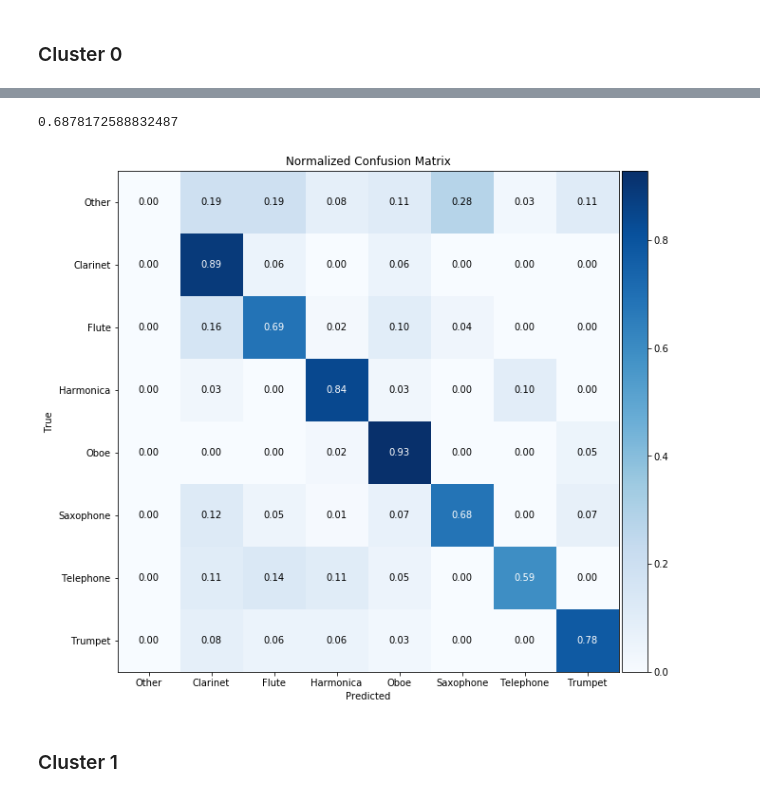
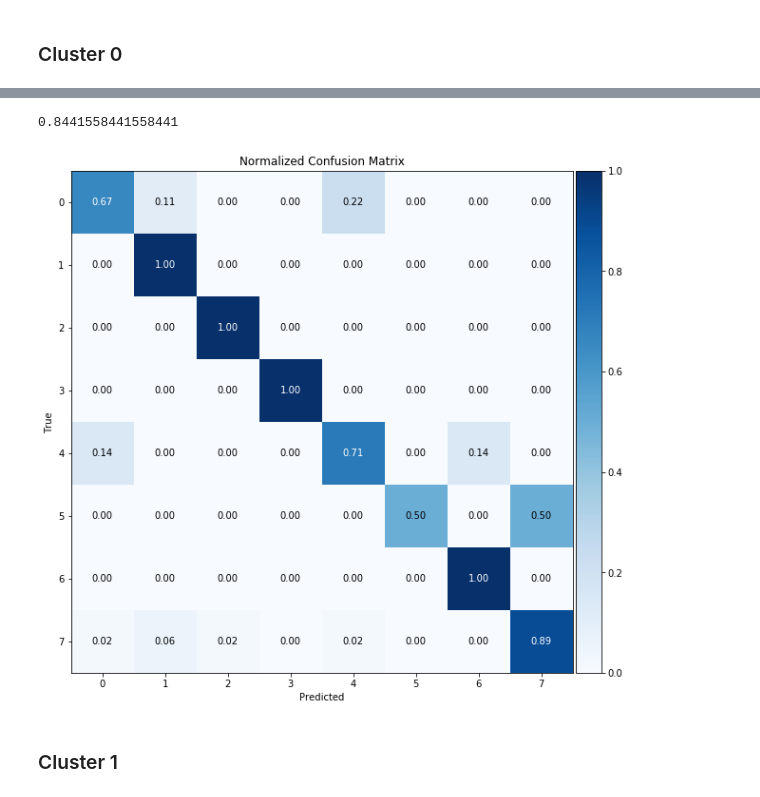
Before and after one commit to ebucheli/FreeSound_GPAT, a Jupyter notebook: FSDKaggle2018_Malley_Complete.ipynb, the cells around one changed output, grey strips where cells are left out. Saved outputs shown, nothing was run; the diff lists cells and outputs as text; code cells hidden in the pictures.

```diff
--- a/FSDKaggle2018_Malley_Complete.ipynb
+++ b/FSDKaggle2018_Malley_Complete.ipynb
@@ -122,7 +122,8 @@ for f in y0:
     if f in c0_labels:
         y0_2.append(c0_label_mapping[f])
     else:
-        y0_2.append(-1)
+        y0_2.append(7)
 # %%
-modelc0 = malley_cnn_80((80,125),7)
+modelc0 = malley_cnn_80((80,125),8)
 modelc0.load_weights('./weights_c0_malley.h5')
+modelc0.compile(optimizer=Adam(lr),loss = 'sparse_categorical_crossentropy',metrics = ['accuracy'])
@@ -133,14 +141,12 @@ y_hat = np.argmax(y_scores,axis = 1)
 # %%
 np.mean(y_hat == y0_2)
 # %% [output]
-0.6878172588832487
+0.8441558441558441
 # %%
 from utilities import plot_cm
 # %%
-plot_cm(y0_2,y_hat,figsize = (10,10), labels=['Other','Clarinet','Flute',
-                                              'Harmonica','Oboe','Saxophone',
-                                              'Telephone','Trumpet'])
+plot_cm(y0_2,y_hat,figsize = (10,10))
 # %% [output]
-[figure, old version]
+[figure, new version]
 # %% [markdown]
 ### Cluster 1
```
Also changed, not shown: parts of 3 cells of this notebook, 3 other files.
